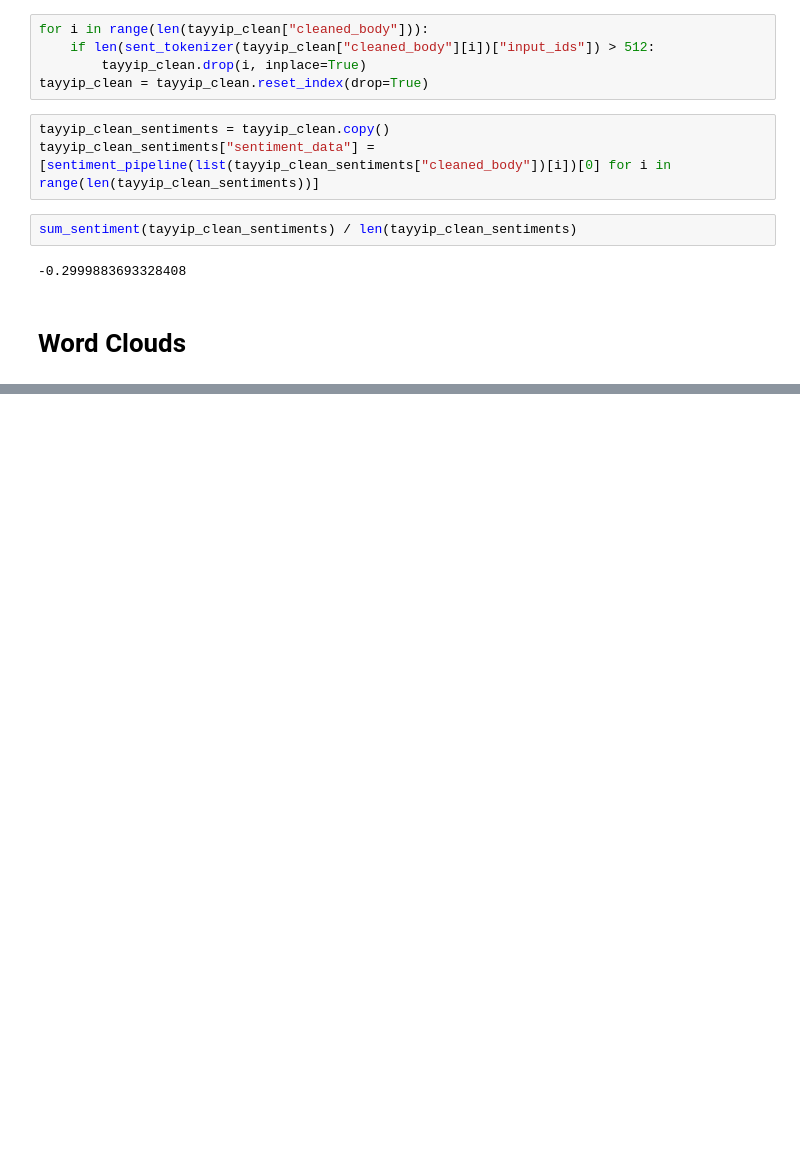
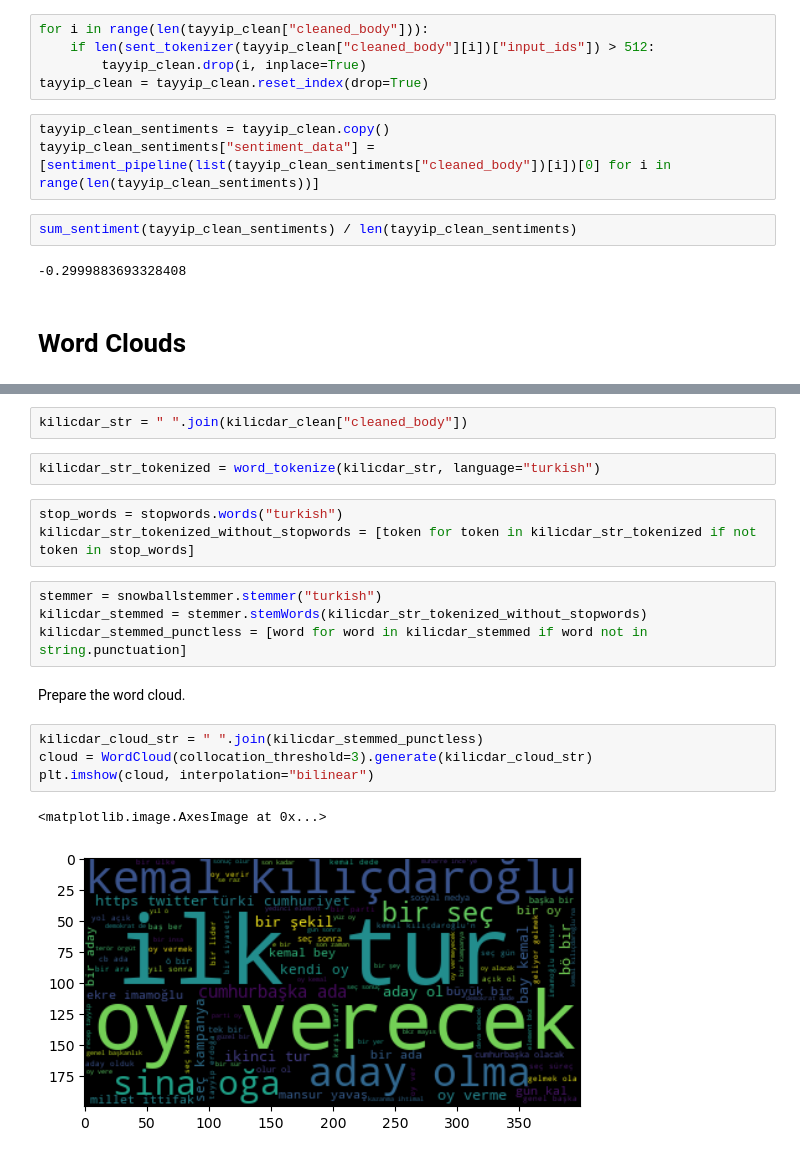
Before and after one commit to beratcabuk/secim2023, a Jupyter notebook: election_BERTurk_eksisozluk.ipynb, the cells around one changed output, grey strips where cells are left out. Drawn from its saved outputs; the diff is of its cells as text; blank space fills up the shorter version.

```diff
--- a/election_BERTurk_eksisozluk.ipynb
+++ b/election_BERTurk_eksisozluk.ipynb
@@ -134,0 +140,20 @@ sum_sentiment(tayyip_clean_sentiments) / len(tayyip_clean_sentiments)
+# %%
+kilicdar_str = " ".join(kilicdar_clean["cleaned_body"])
+# %%
+kilicdar_str_tokenized = word_tokenize(kilicdar_str, language="turkish")
+# %%
+stop_words = stopwords.words("turkish")
+kilicdar_str_tokenized_without_stopwords = [token for token in kilicdar_str_tokenized if not token in stop_words]
+# %%
+stemmer = snowballstemmer.stemmer("turkish")
+kilicdar_stemmed = stemmer.stemWords(kilicdar_str_tokenized_without_stopwords)
+kilicdar_stemmed_punctless = [word for word in kilicdar_stemmed if word not in string.punctuation]
+# %% [markdown]
+Prepare the word cloud.
+# %%
+kilicdar_cloud_str = " ".join(kilicdar_stemmed_punctless)
+cloud = WordCloud(collocation_threshold=3).generate(kilicdar_cloud_str)
+plt.imshow(cloud, interpolation="bilinear")
+# %% [output]
+<matplotlib.image.AxesImage at 0x...>
+[figure, added]
```
Also changed, not shown: parts of 6 cells of this notebook.
